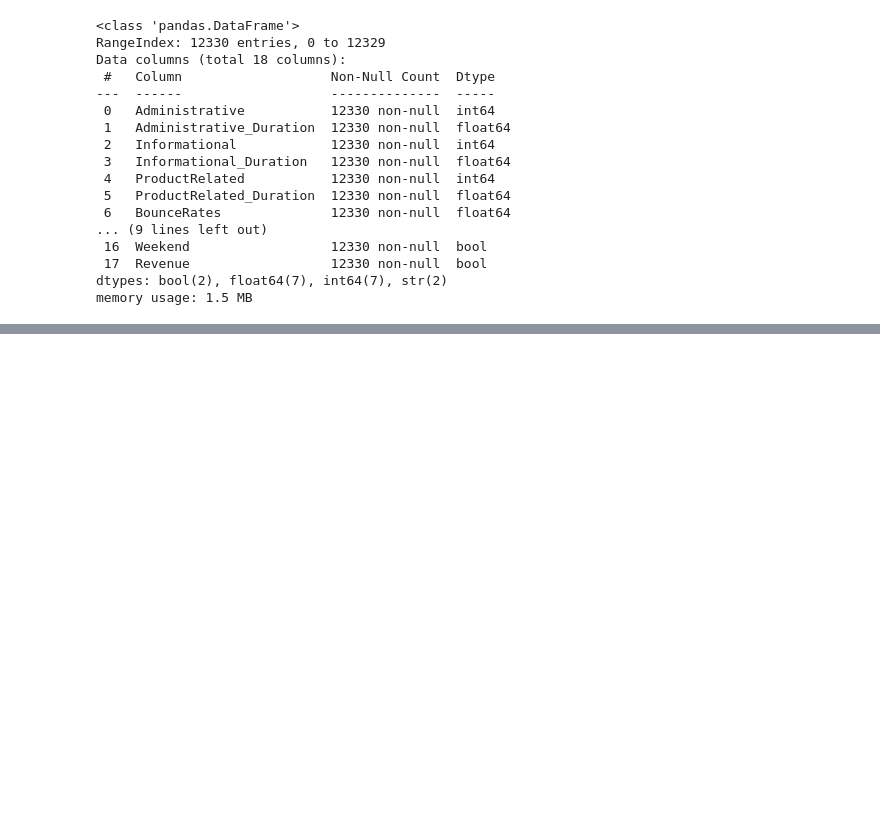
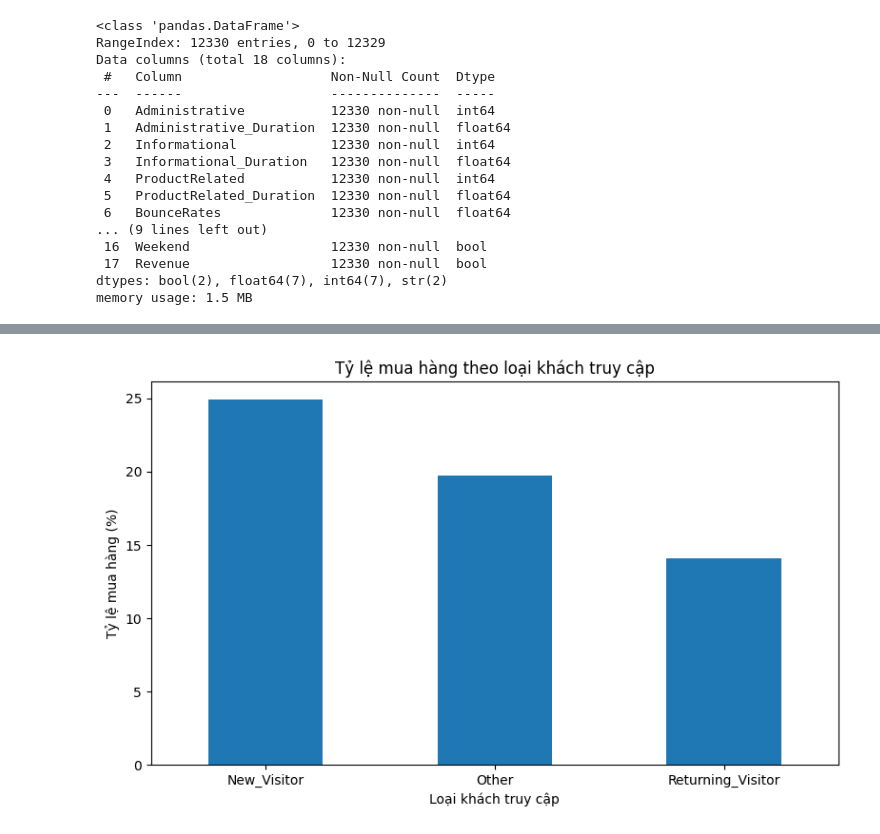
Before and after one commit to LoiDoancode/Dataset, a Jupyter notebook: dataset.ipynb, the cells around one changed output, grey strips where cells are left out. Cells and saved outputs as stored; diff of their text form; code cells hidden in the pictures; blank space fills up the shorter version.

```diff
--- a/dataset.ipynb
+++ b/dataset.ipynb
@@ -287,0 +309,15 @@ plt.show()
+# %%
+plt.figure(figsize=(8, 5))
+
+visitor_revenue.plot(kind="bar")
+
+plt.title("Tỷ lệ mua hàng theo loại khách truy cập")
+plt.xlabel("Loại khách truy cập")
+plt.ylabel("Tỷ lệ mua hàng (%)")
+plt.xticks(rotation=0)
+plt.tight_layout()
+
+plt.savefig("chart_05_visitor_type_revenue.png", dpi=300)
+plt.show()
+# %% [output]
+[figure, added]
```
Also changed, not shown: parts of 76 cells of this notebook, 9 other files.
